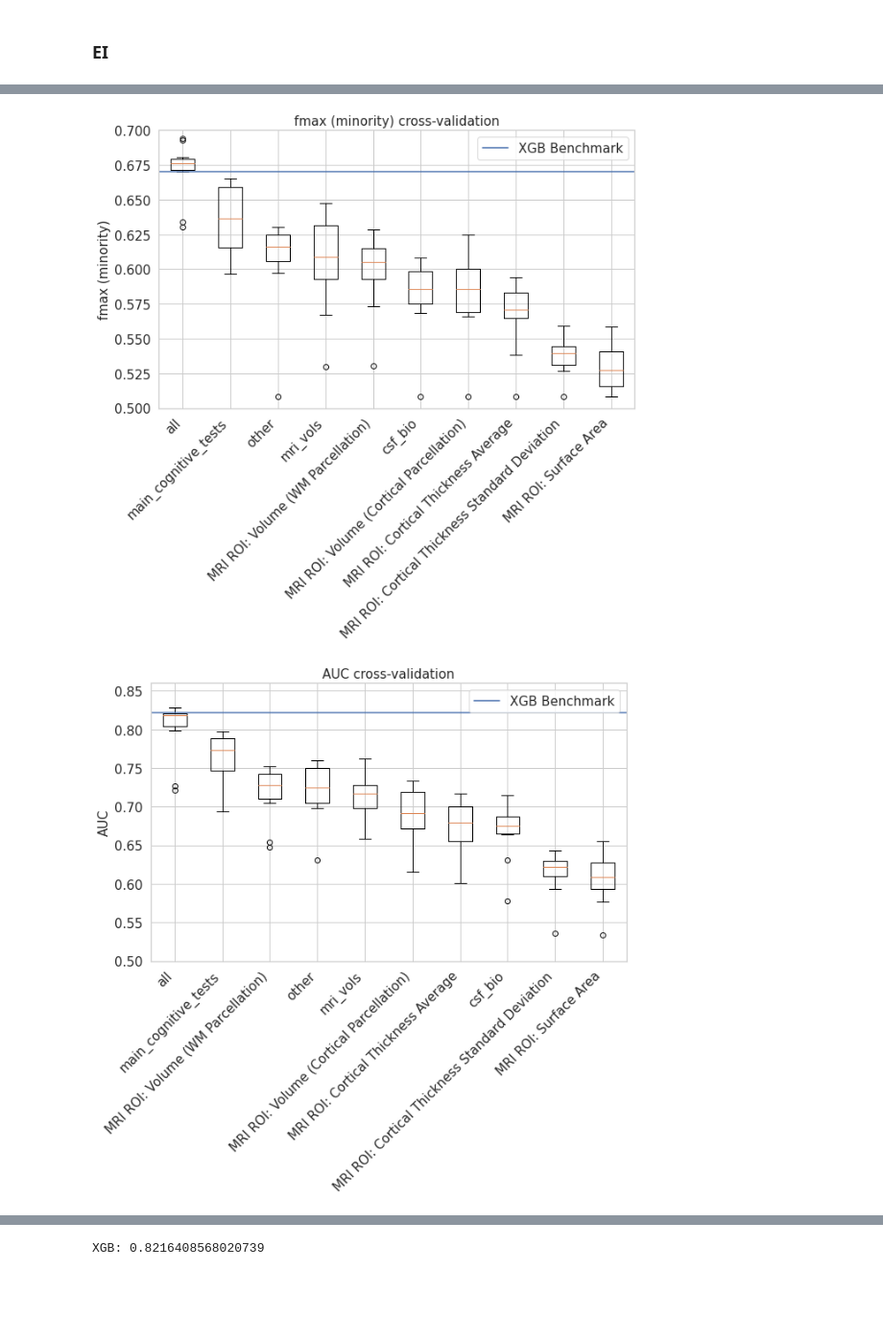
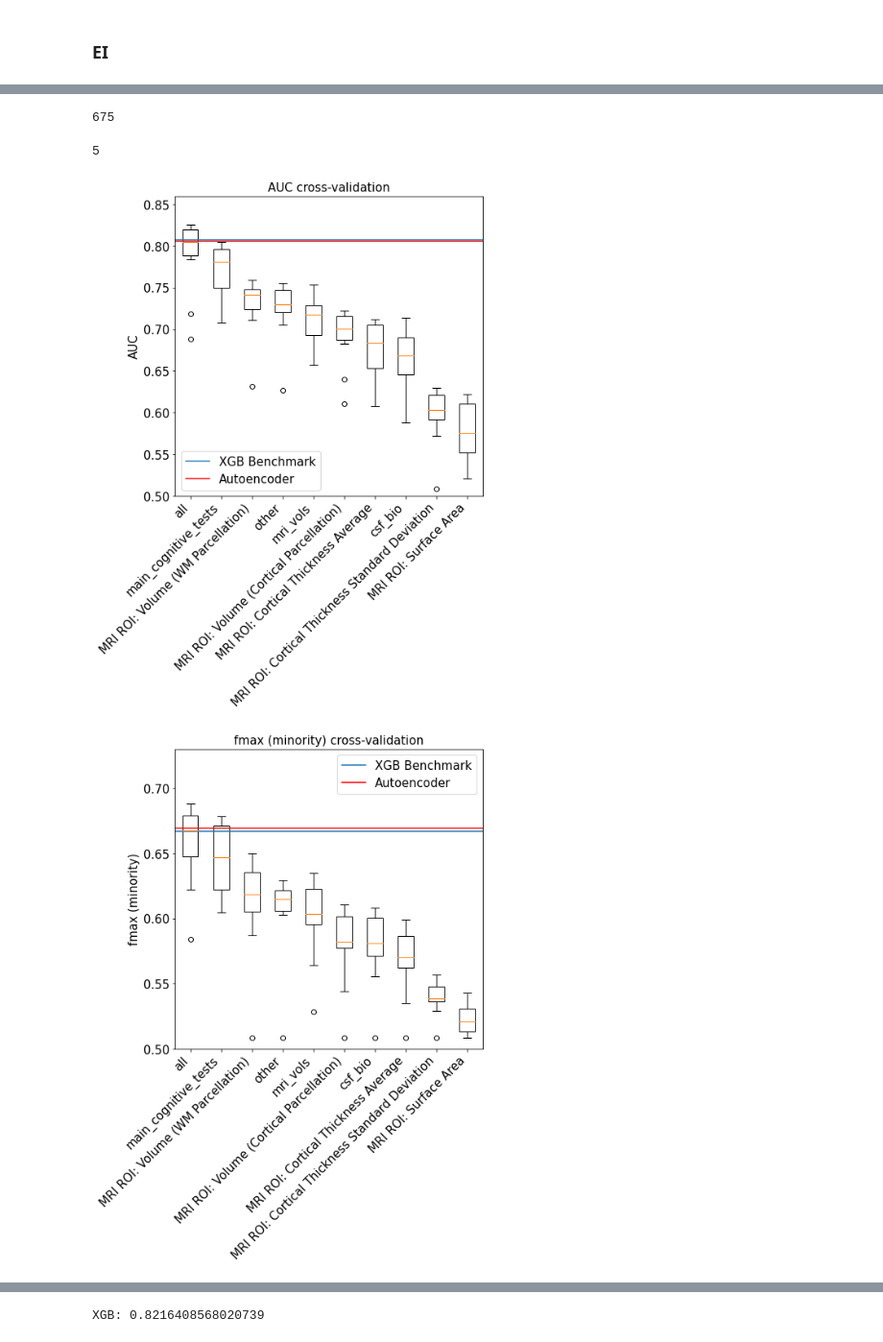
Before and after one commit to GauravPandeyLab/TADPOLE_EI, a Jupyter notebook: main_processing_notebook.ipynb, the cells around one changed output, grey strips where cells are left out. Shown at 96% size. Drawn from its saved outputs; the diff is of its cells as text; code cells hidden in the pictures; blank space fills up the shorter version.

Commit message:
Latest update / autoencoder

```diff
--- a/main_processing_notebook.ipynb
+++ b/main_processing_notebook.ipynb
@@ -273,0 +351,9 @@ Saved to EI.XGB_mci_bl_train
+# %%
+y_pred = []
+y_true = []
+for i in range(5):
+    y_pred += list(np.array(XGB.meta_test_data[i])[:,0])
+    y_true += list(np.array(XGB.meta_test_data[i])[:,1])
+
+precision, recall, _ = precision_recall_curve(y_true, y_pred)
+auprc = auc(recall, precision)
@@ -274,52 +380,92 @@ Saved to EI.XGB_mci_bl_train
+# %%
+len(y_pred)
+# %% [output]
+675
+# %%
+len(y_pred)
+# %% [output]
+5
 # %%
 import seaborn as sns
 import matplotlib.pyplot as plt
 import statistics
-est = '1'
+#est = '100'
+xgb_exten = '_undersampling'
+ei_exten = '_stronger_BP'
 model_perf = {}
 xg_perf = {}
-for metric in ['fmax (minority)', 'AUC']:
-    XGB = EnsembleIntegration.load('output/models/EI.XGB_mci_bl_train')
-    XGB_perf = XGB.base_summary['metrics']['unimode'].T[metric][0]
+autoencoder_scores = {'AUC': 0.8057, 'fmax (minority)': 0.669, 'f (majority)': 0.722}
+#for metric in ['fmax (minority)', 'AUC', 'f (majority)', 'AUPRC']:
+for metric in ['AUC', 'fmax (minority)', 'f (majority)']:
+    XGB = EnsembleIntegration.load(f'output/models/EI.XGB_mci_bl_train{xgb_exten}')
+
+    if metric == 'AUPRC':
+        y_pred = []
+        y_true = []
+        for i in range(5):
+            y_pred += list(np.array(XGB.meta_test_data[i])[:,0])
+            y_true += list(np.array(XGB.meta_test_data[i])[:,1])
+        precision, recall, _ = precision_recall_curve(y_true, y_pred)
+        auprc = auc(recall, precision)
+        XGB_perf = auprc
+    else:
+        XGB_perf = XGB.base_summary['metrics']['unimode'].T[metric][0]
+
     xg_perf[metric] = XGB_perf
+
     problem = 'mci_bl'
     data_split = 'train'
     ei_dict = {}
     ei_scores = {}
     ei_models_scores = {}
-    ei_dict['all'] = EnsembleIntegration.load(f'output/models/EI.mci_bl_xgb_{est}_est')
-    ei_models_scores['all'] = ei_dict['all'].meta_summary['metrics'].T[metric]
-    ei_scores['all'] = list(ei_dict['all'].meta_summary['metrics'].T[metric])
+    ei_dict['all'] = EnsembleIntegration.load(f'output/models/EI.mci_bl{ei_exten}')
+    # AUPRC
+    if metric == 'AUPRC':
+        ei_models_scores['all'] = AUPRC_EI(ei_dict['all'])
+        ei_scores['all'] = list(AUPRC_EI(ei_dict['all'])['AUPRC'])
+    else:
+        ei_models_scores['all'] = ei_dict['all'].meta_summary['metrics'].T[metric]
+        ei_scores['all'] = list(ei_dict['all'].meta_summary['metrics'].T[metric])
+
+
     model_perf[metric] = ei_models_scores['all']
     for mode in tadpole_data[problem][data_split]:
-        ei_dict[mode] = EnsembleIntegration.load(f'output/models/EI.{problem}_{mode}_xgb_{est}_est')
-        ei_scores[mode] = list(ei_dict[mode].meta_summary['metrics'].T[metric])
+        ei_dict[mode] = EnsembleIntegration.load(f'output/models/EI.{problem}_{mode}{ei_exten}')
+
+        if metric == 'AUPRC':
+            #print(AUPRC_EI(ei_dict[mode]))
+            ei_scores[mode] = list(AUPRC_EI(ei_dict[mode])['AUPRC'])
+
+        else:
+            ei_scores[mode] = list(ei_dict[mode].meta_summary['metrics'].T[metric])
 
     data_dict = ei_scores
     medians = [(key, statistics.median(values)) for key, values in data_dict.items()]
 
     # Sort the list of tuples by the second element (median)
     sorted_medians = sorted(medians, key=lambda x: x[1], reverse=True)
 
     # Create a new dictionary using the sorted keys
     sorted_dict = {key: data_dict[key] for key, median in sorted_medians}
 
-    fig, ax = plt.subplots(figsize=(10,6))
+    fig, ax = plt.subplots(figsize=(7,7))
 
     ax.boxplot(sorted_dict.values())
     ax.set_xticklabels(sorted_dict.keys())
     plt.xticks(rotation=45, ha='right', fontsize=15)
     plt.ylabel(metric, fontsize=15)
     if metric == 'fmax (minority)':
-        plt.ylim([0.5, 0.7])
+        plt.ylim([0.5, 0.73])
     elif metric == 'AUC':
         plt.ylim([0.5, 0.86])
     plt.yticks(fontsize=15)
     plt.axhline(XGB_perf, label='XGB Benchmark')
+    plt.axhline(autoencoder_scores[metric], label='Autoencoder', color='r')
+    plt.axhline()
     plt.title(f'{metric} cross-validation', fontsize=15)
     plt.legend(fontsize=15)
     #plt.tight_layout()
     plt.show()
 # %% [output]
-[figure, old version]
+[figure, new version]
-[figure, old version]
+[figure, new version]
```
Also changed, not shown: parts of 17 cells of this notebook, 3 other files.
